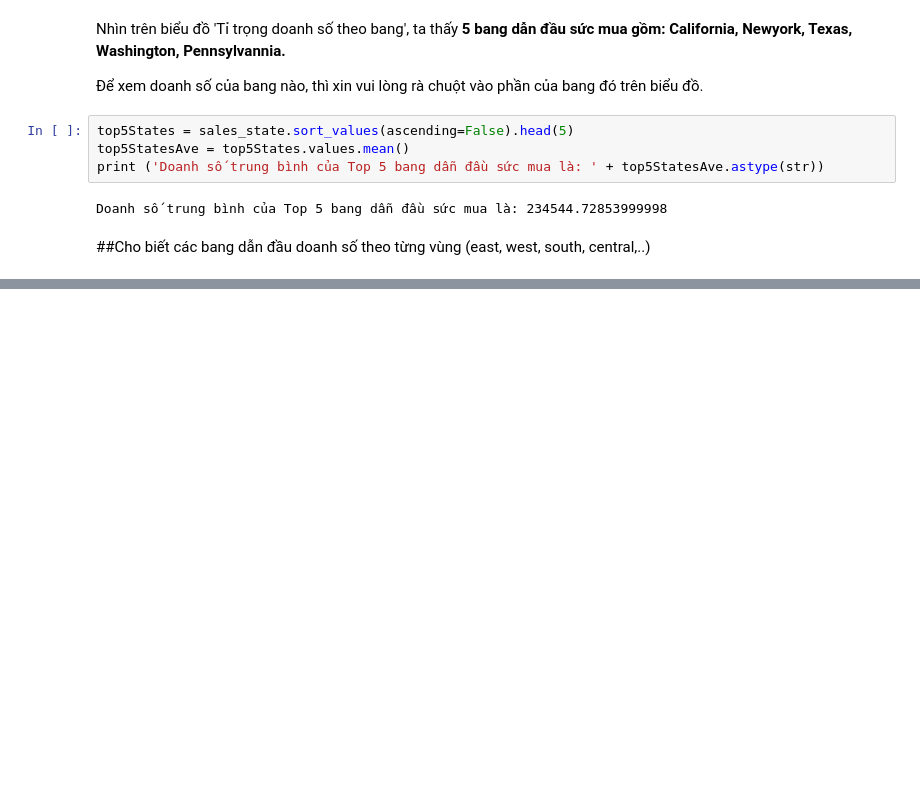
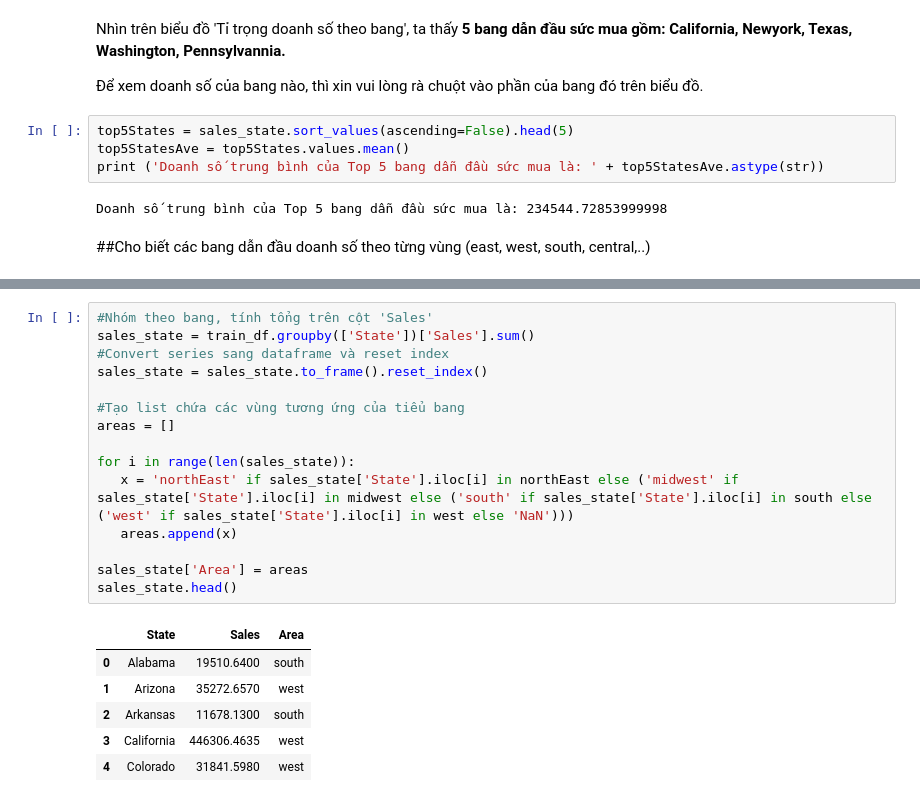
Before and after one commit to HienNguyenMinh/PythonAssignment, a Jupyter notebook: BaiTap4_Assignment.ipynb, the cells around one changed output, grey strips where cells are left out. Cells and saved outputs as stored; diff of their text form; blank space fills up the shorter version.

```diff
--- a/BaiTap4_Assignment.ipynb
+++ b/BaiTap4_Assignment.ipynb
@@ -412,0 +419,22 @@ Doanh số trung bình của Top 5 bang dẫn đầu sức mua là: 234544.72853
+# %%
+#Nhóm theo bang, tính tổng trên cột 'Sales'
+sales_state = train_df.groupby(['State'])['Sales'].sum()
+#Convert series sang dataframe và reset index
+sales_state = sales_state.to_frame().reset_index()
+
+#Tạo list chứa các vùng tương ứng của tiểu bang
+areas = []
+
+for i in range(len(sales_state)):
+   x = 'northEast' if sales_state['State'].iloc[i] in northEast else ('midwest' if sales_state['State'].iloc[i] in midwest else ('south' if sales_state['State'].iloc[i] in south else ('west' if sales_state['State'].iloc[i] in west else 'NaN')))
+   areas.append(x)
+
+sales_state['Area'] = areas
+sales_state.head()
+# %% [output]
+|  | State | Sales | Area |
+| 0 | Alabama | 19510.6400 | south |
+| 1 | Arizona | 35272.6570 | west |
+| 2 | Arkansas | 11678.1300 | south |
+| 3 | California | 446306.4635 | west |
+| 4 | Colorado | 31841.5980 | west |
```
Also changed, not shown: parts of 10 cells of this notebook.
